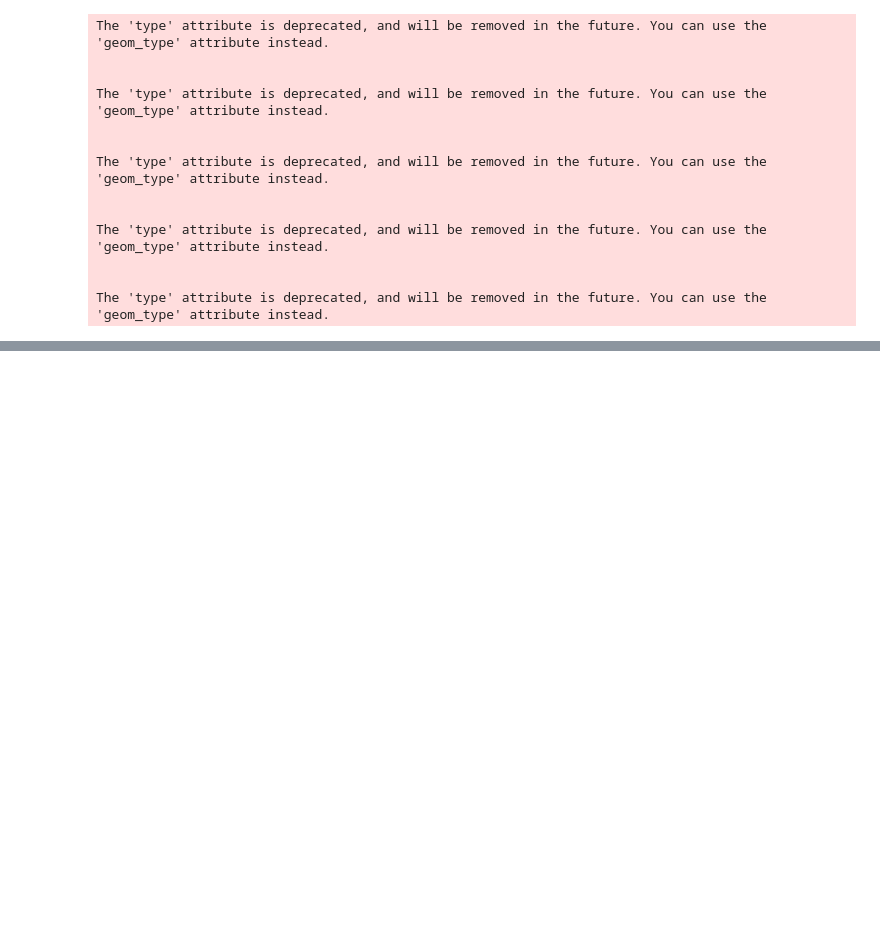
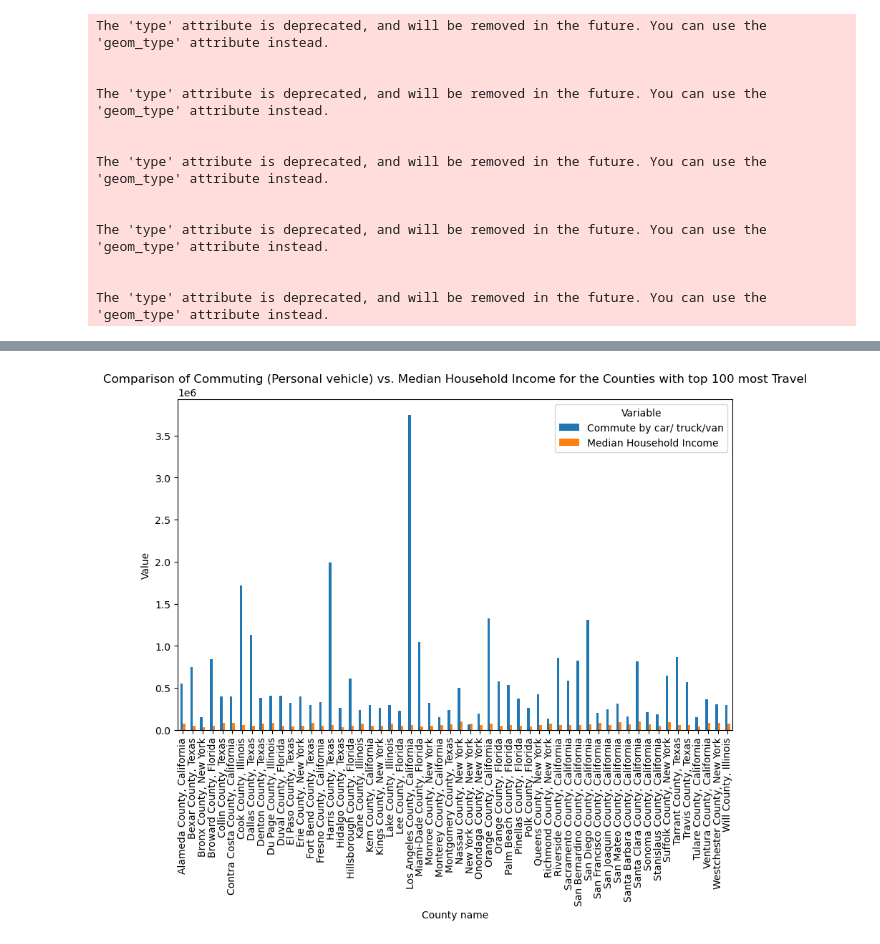
Before and after one commit to rpi11/DSAN5200-final_project, a Jupyter notebook: FinalProject/viz_Zenan/viz.ipynb, the cells around one changed output, grey strips where cells are left out. Drawn from its saved outputs; the diff is of its cells as text; code cells hidden in the pictures; blank space fills up the shorter version.

```diff
--- a/FinalProject/viz_Zenan/viz.ipynb
+++ b/FinalProject/viz_Zenan/viz.ipynb
@@ -128,0 +133,14 @@ plt.show()
+# %%
+income_vs_commute = df[(df['Category'] == "Demographics") | (df['Category'] == "Commuting")]
+income_vs_commute = income_vs_commute[income_vs_commute['Variable'].isin(["Median Household Income", "Commute by car/ truck/van"])]
+income_vs_commute = income_vs_commute[income_vs_commute['GEOID'].isin(top_100_values_df['GEOID'])]
+# %%
+pivoted_df = income_vs_commute.pivot_table(index='County', columns='Variable', values='Value', aggfunc='first')
+pivoted_df.plot(kind='bar', figsize=(10, 6))
+
+plt.xlabel('County name')
+plt.ylabel('Value')
+plt.title('Comparison of Commuting (Personal vehicle) vs. Median Household Income for the Counties with top 100 most Travel')
+plt.show()
+# %% [output]
+[figure, added]
```
Also changed, not shown: parts of 4 cells of this notebook.
